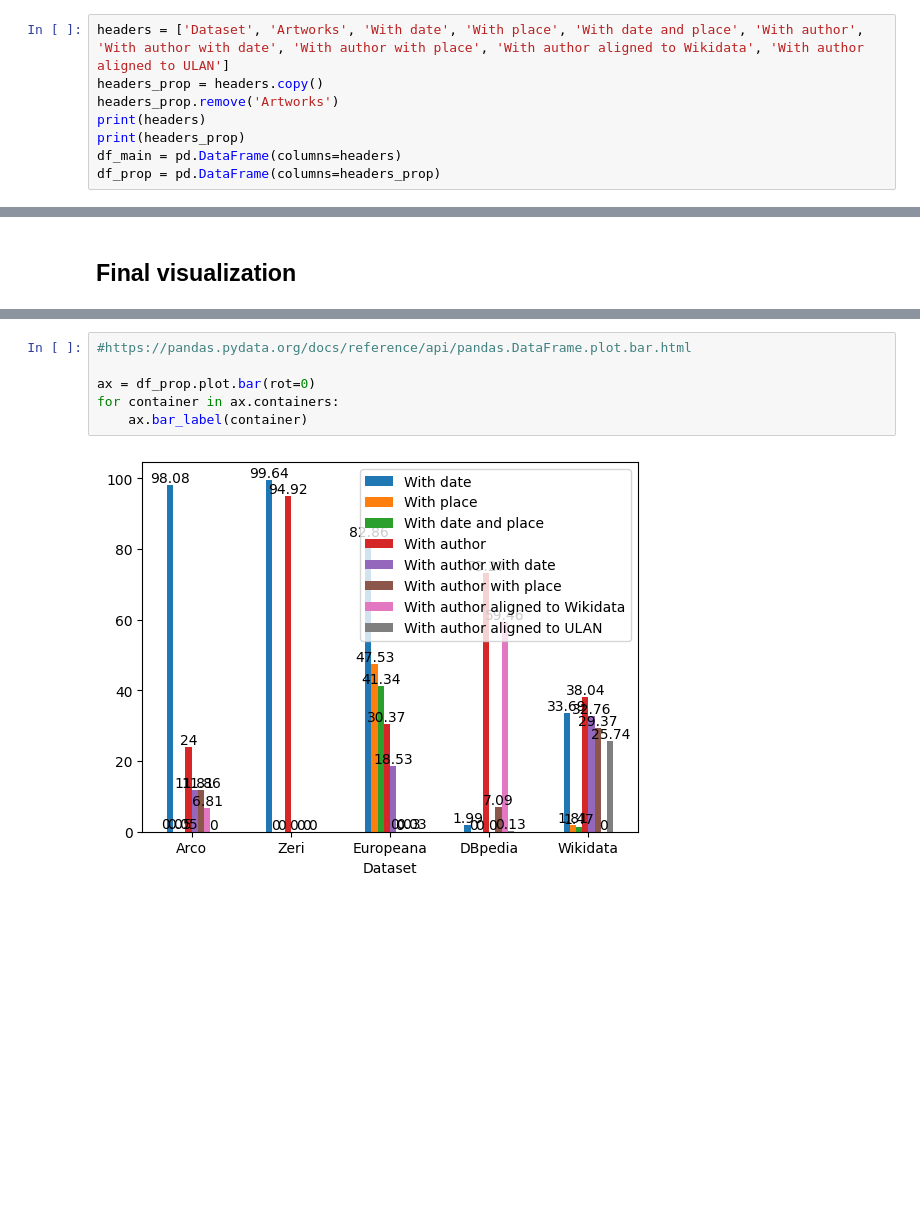
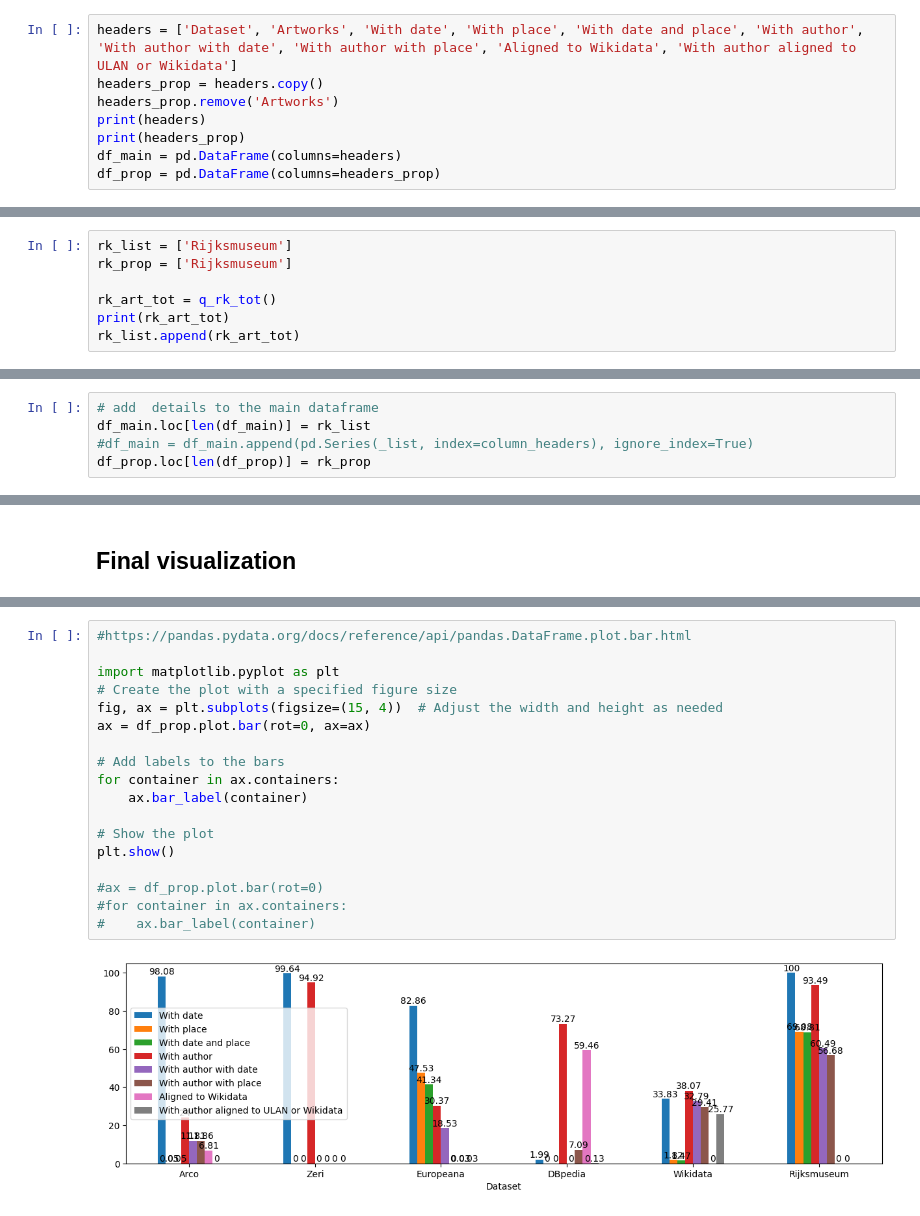
Before and after one commit to SofiBar/ArtworksInContextDatePlace, a Jupyter notebook: survey_context.ipynb, the cells around one changed output, grey strips where cells are left out. Cells and saved outputs as stored; diff of their text form; blank space fills up the shorter version.

Commit message:
Update survey with Rijksmuseum queries
further modifications to the other datasets: query for aligned artworks added; aligned authors grouped into one query

```diff
--- a/survey_context.ipynb
+++ b/survey_context.ipynb
@@ -56,5 +43,5 @@ def pprint_prop(num1, tot, l, l_prop):
 # %%
-headers = ['Dataset', 'Artworks', 'With date', 'With place', 'With date and place', 'With author', 'With author with date', 'With author with place', 'With author aligned to Wikidata', 'With author aligned to ULAN']
+headers = ['Dataset', 'Artworks', 'With date', 'With place', 'With date and place', 'With author', 'With author with date', 'With author with place', 'Aligned to Wikidata', 'With author aligned to ULAN or Wikidata']
 headers_prop = headers.copy()
 headers_prop.remove('Artworks')
 print(headers)
@@ -606,0 +606,7 @@ df_prop.loc[len(df_prop)] = wd_prop
+# %%
+rk_list = ['Rijksmuseum']
+rk_prop = ['Rijksmuseum']
+
+rk_art_tot = q_rk_tot()
+print(rk_art_tot)
+rk_list.append(rk_art_tot)
@@ -606,0 +702,5 @@ df_prop.loc[len(df_prop)] = wd_prop
+# %%
+# add  details to the main dataframe
+df_main.loc[len(df_main)] = rk_list
+#df_main = df_main.append(pd.Series(_list, index=column_headers), ignore_index=True)
+df_prop.loc[len(df_prop)] = rk_prop
@@ -626,11 +730,23 @@ df_prop
 # %%
 #https://pandas.pydata.org/docs/reference/api/pandas.DataFrame.plot.bar.html
 
-ax = df_prop.plot.bar(rot=0)
+import matplotlib.pyplot as plt
+# Create the plot with a specified figure size
+fig, ax = plt.subplots(figsize=(15, 4))  # Adjust the width and height as needed
+ax = df_prop.plot.bar(rot=0, ax=ax)
+
+# Add labels to the bars
 for container in ax.containers:
     ax.bar_label(container)
+
+# Show the plot
+plt.show()
+
+#ax = df_prop.plot.bar(rot=0)
+#for container in ax.containers:
+#    ax.bar_label(container)
 # %% [output]
-[figure, old version]
+[figure, new version]
 # %%
 # it turns the dataset names into the names of the columns, so that the subplots for each dataset can be created
 df2 = df_main.set_index('Dataset').T
```
Also changed, not shown: parts of 31 cells of this notebook.
